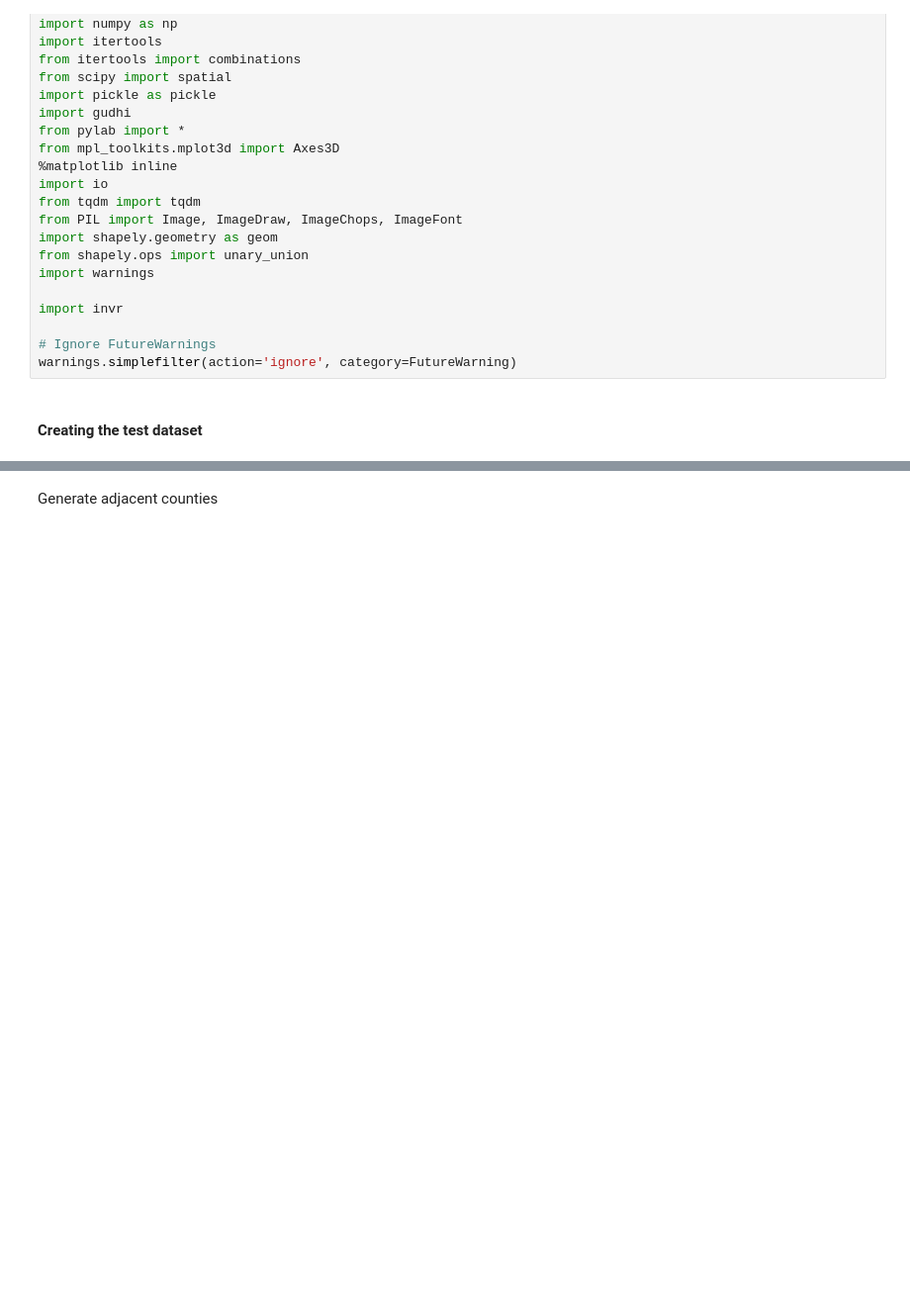
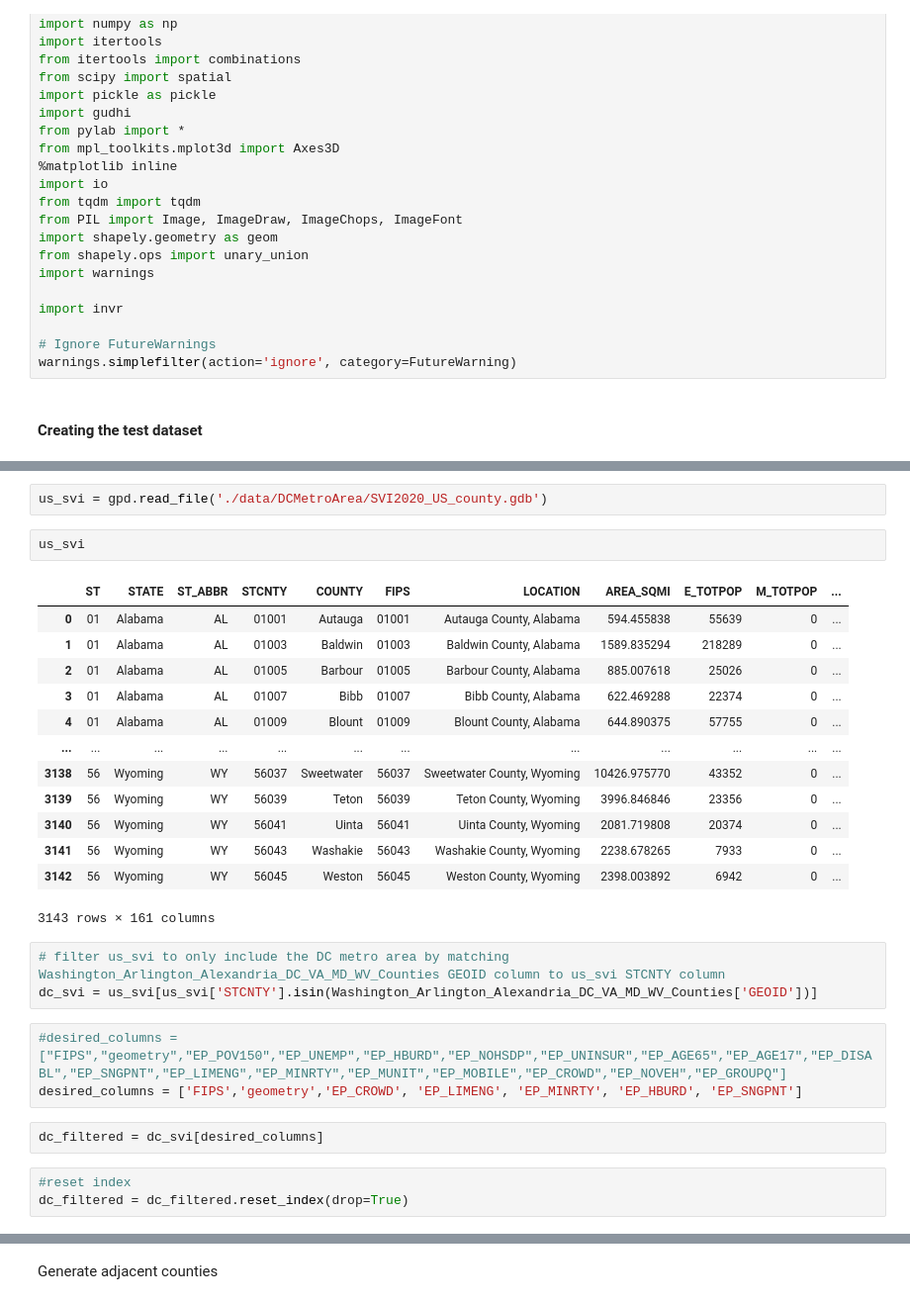
Before and after one commit to hashansl/adjacency-multiple-variables, a Jupyter notebook: main_real_values.ipynb, the cells around one changed output, grey strips where cells are left out. Shown: that part at 99% size. Drawn from its saved outputs; the diff is of its cells as text; blank space fills up the shorter version.

```diff
--- a/main_real_values.ipynb
+++ b/main_real_values.ipynb
@@ -59,0 +52,29 @@ df.sort_values(by='Value_2', inplace=True)
+# %%
+us_svi = gpd.read_file('./data/DCMetroArea/SVI2020_US_county.gdb')
+# %%
+us_svi
+# %% [output]
+|  | ST | STATE | ST_ABBR | STCNTY | COUNTY | FIPS | LOCATION | AREA_SQMI | E_TOTPOP | M_TOTPOP | ... |
+| 0 | 01 | Alabama | AL | 01001 | Autauga | 01001 | Autauga County, Alabama | 594.455838 | 55639 | 0 | ... |
+| 1 | 01 | Alabama | AL | 01003 | Baldwin | 01003 | Baldwin County, Alabama | 1589.835294 | 218289 | 0 | ... |
+| 2 | 01 | Alabama | AL | 01005 | Barbour | 01005 | Barbour County, Alabama | 885.007618 | 25026 | 0 | ... |
+| 3 | 01 | Alabama | AL | 01007 | Bibb | 01007 | Bibb County, Alabama | 622.469288 | 22374 | 0 | ... |
+| 4 | 01 | Alabama | AL | 01009 | Blount | 01009 | Blount County, Alabama | 644.890375 | 57755 | 0 | ... |
+| ... | ... | ... | ... | ... | ... | ... | ... | ... | ... | ... | ... |
+| 3138 | 56 | Wyoming | WY | 56037 | Sweetwater | 56037 | Sweetwater County, Wyoming | 10426.975770 | 43352 | 0 | ... |
+| 3139 | 56 | Wyoming | WY | 56039 | Teton | 56039 | Teton County, Wyoming | 3996.846846 | 23356 | 0 | ... |
+| 3140 | 56 | Wyoming | WY | 56041 | Uinta | 56041 | Uinta County, Wyoming | 2081.719808 | 20374 | 0 | ... |
+| 3141 | 56 | Wyoming | WY | 56043 | Washakie | 56043 | Washakie County, Wyoming | 2238.678265 | 7933 | 0 | ... |
+| 3142 | 56 | Wyoming | WY | 56045 | Weston | 56045 | Weston County, Wyoming | 2398.003892 | 6942 | 0 | ... |
+3143 rows × 161 columns
+# %%
+# filter us_svi to only include the DC metro area by matching Washington_Arlington_Alexandria_DC_VA_MD_WV_Counties GEOID column to us_svi STCNTY column
+dc_svi = us_svi[us_svi['STCNTY'].isin(Washington_Arlington_Alexandria_DC_VA_MD_WV_Counties['GEOID'])]
+# %%
+#desired_columns = ["FIPS","geometry","EP_POV150","EP_UNEMP","EP_HBURD","EP_NOHSDP","EP_UNINSUR","EP_AGE65","EP_AGE17","EP_DISABL","EP_SNGPNT","EP_LIMENG","EP_MINRTY","EP_MUNIT","EP_MOBILE","EP_CROWD","EP_NOVEH","EP_GROUPQ"]
+desired_columns = ['FIPS','geometry','EP_CROWD', 'EP_LIMENG', 'EP_MINRTY', 'EP_HBURD', 'EP_SNGPNT']
+# %%
+dc_filtered = dc_svi[desired_columns]
+# %%
+#reset index
+dc_filtered = dc_filtered.reset_index(drop=True)
```
Also changed, not shown: parts of 23 cells of this notebook, 1 other file.
